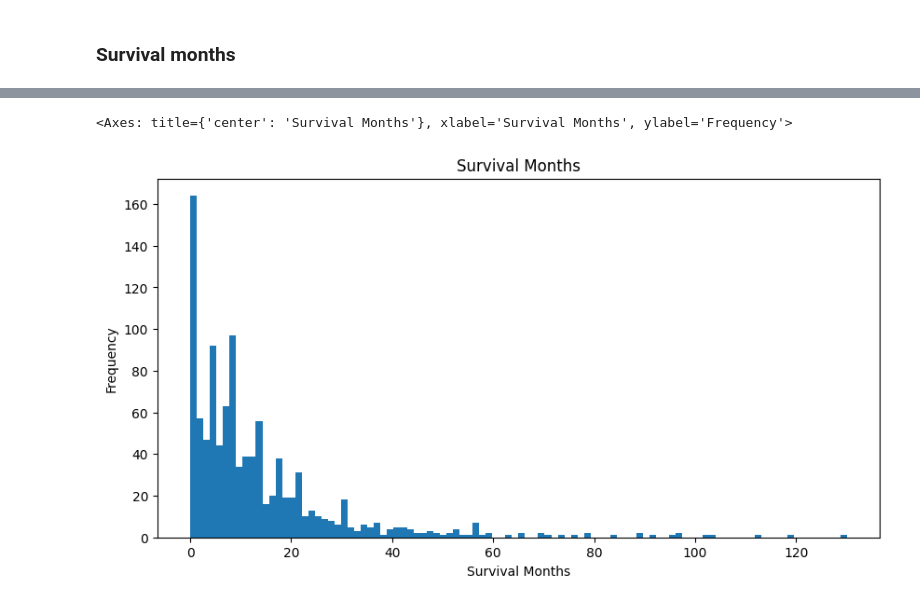
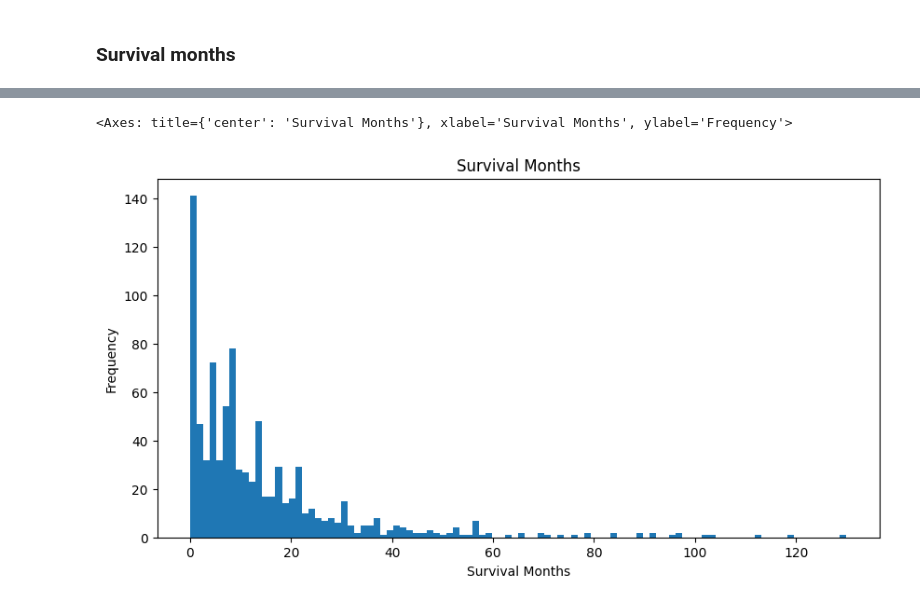
Before and after one commit to MSWinds/C-SCLC-PrognosisML, a Jupyter notebook: data_cleaning.ipynb, the cells around one changed output, grey strips where cells are left out. Saved outputs shown, nothing was run; the diff lists cells and outputs as text; code cells hidden in the pictures.

```diff
--- a/data_cleaning.ipynb
+++ b/data_cleaning.ipynb
@@ -499,2 +636,6 @@ df.drop(columns='SEER Combined/AJCC Cancer Stage Group', inplace=True)
+# %%
+# drop old columns
+df1.drop(columns=['Derived AJCC T, 6th ed (2004-2015)', 'Derived AJCC N, 6th ed (2004-2015)', 'Derived AJCC M, 6th ed (2004-2015)', 'Derived AJCC Stage Group, 6th ed (2004-2015)'], inplace=True)
+df2.drop(columns=['Derived EOD 2018 T (2018+)', 'Derived EOD 2018 N (2018+)', 'Derived EOD 2018 M (2018+)', 'Derived EOD 2018 Stage Group (2018+)'], inplace=True)
 # %% [markdown]
 ### Tumor size
@@ -501,13 +654,5 @@ df.drop(columns='SEER Combined/AJCC Cancer Stage Group', inplace=True)
 # %%
 # Logic to combine the columns
-df['Tumor Size'] = df['CS tumor size (2004-2015)']
-df.loc[df['Year of diagnosis'] >= 2016, 'Tumor Size'] = df['Tumor Size Summary (2016+)']
-
-
-# drop old columns
-columns_to_drop = [
-    'CS tumor size (2004-2015)',
-    'Tumor Size Summary (2016+)'
-]
-
-df.drop(columns=columns_to_drop, inplace=True)
+df1['Tumor Size'] = df1['CS tumor size (2004-2015)']
+df1['Tumor Size'] = df1['Tumor Size'].astype('int64')
+df1['Tumor Size'].value_counts(dropna=False).sort_index()
@@ -543,0 +786,4 @@ df = df[df['Tumor Size'] <= 989].copy()
+# %%
+# only keep the countinuous tumor size
+df1 = df1[df1['Tumor Size'] <= 988]
+df2 = df2[df2['Tumor Size'] <= 988]
@@ -557,0 +836,9 @@ df.shape
+# %%
+# drop the NaN and 'Unknown' values in Survival months
+df1 = df1[df1['Survival months'].notna()]
+df2 = df2[df2['Survival months'].notna()]
+df1 = df1[df1['Survival months'] != 'Unknown']
+df2 = df2[df2['Survival months'] != 'Unknown']
+
+df1['Survival months'] = df1['Survival months'].astype('int64')
+df2['Survival months'] = df2['Survival months'].astype('int64')
@@ -558,8 +878,8 @@ df.shape
 # %%
 # plot the survival months
-df['Survival months'].plot(kind='hist', bins=100,
+df1['Survival months'].plot(kind='hist', bins=100,
                             figsize=(10, 5), title='Survival Months',
                             xlabel='Survival Months', ylabel='Frequency')
 # %% [output]
 <Axes: title={'center': 'Survival Months'}, xlabel='Survival Months', ylabel='Frequency'>
-[figure, old version]
+[figure, new version]
```
Also changed, not shown: parts of 87 cells of this notebook, 4 other files.
